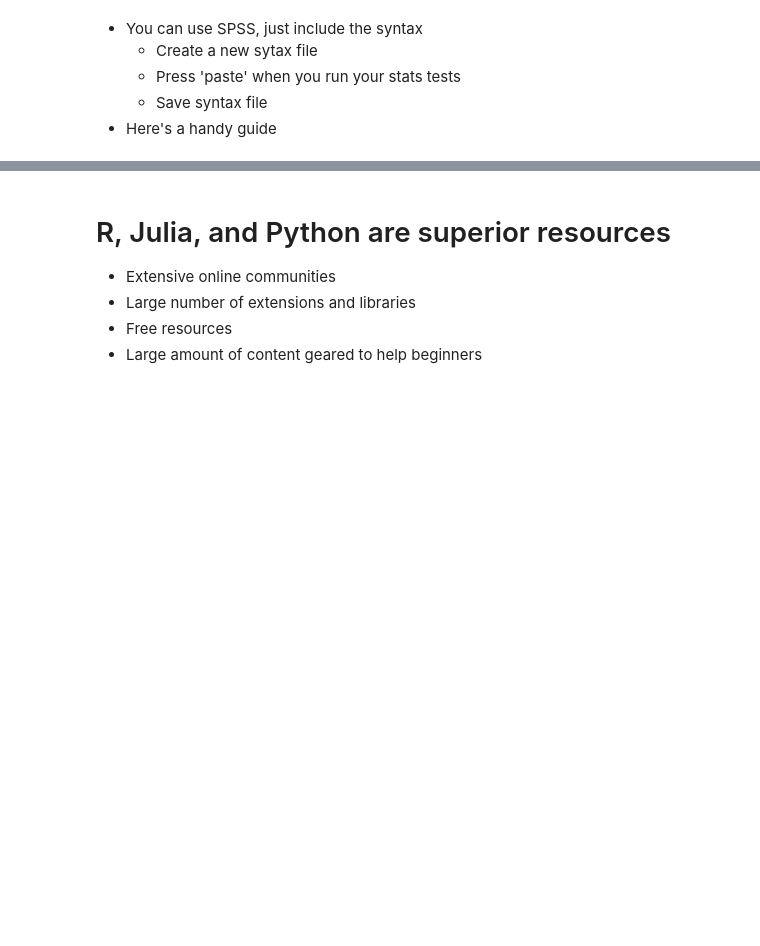
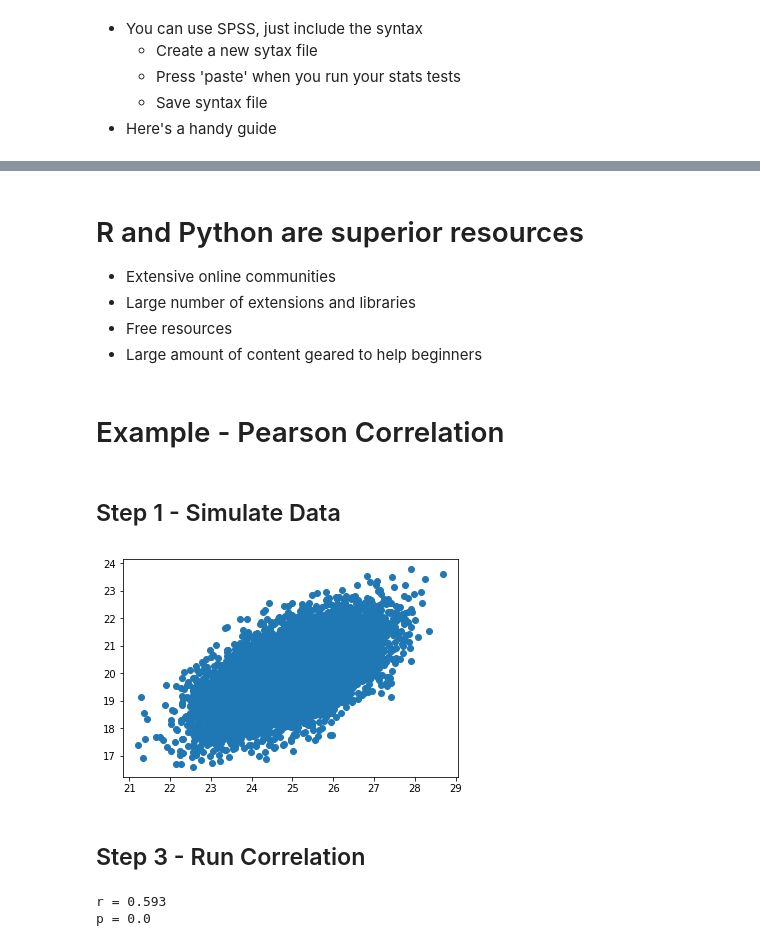
Before and after one commit to drfeinberg/PNB-Open-Science-Summer-Workshop, a Jupyter notebook: 07-Reproducible-Statistics.ipynb, the cells around one changed output, grey strips where cells are left out. Drawn from its saved outputs; the diff is of its cells as text; code cells hidden in the pictures; blank space fills up the shorter version.

```diff
--- a/07-Reproducible-Statistics.ipynb
+++ b/07-Reproducible-Statistics.ipynb
@@ -27,8 +27,29 @@ IFrame(src='https://libguides.library.kent.edu/SPSS/Syntax', width=1000, height=
 # %% [output]
 [interactive output not drawn]
 # %% [markdown]
-# R, Julia, and Python are superior resources
+# R and Python are superior resources
 - Extensive online communities
 - Large number of extensions and libraries
 - Free resources
 - Large amount of content geared to help beginners
+# %% [markdown]
+# Example - Pearson Correlation
+# %% [markdown]
+## Step 1 - Simulate Data
+# %%
+import numpy as np
+
+
+## Let's pretend that on average we pick 25 apples
+## Let's pretend that on average it's 20 degrees outside
+mean = [25, 20]
+cov = [[1, 0.6], [0.6, 1]] # specify the correlation strenth in matrix
+
+## Let's pick a sample size of 100
+num_samples = 10000
+
+## Simulate the data
+apples, temperature = np.random.multivariate_normal(mean, cov, size=num_samples).T
+
+x = apples
+y = temperature
@@ -34,0 +58,18 @@ IFrame(src='https://libguides.library.kent.edu/SPSS/Syntax', width=1000, height=
+# %%
+import matplotlib.pyplot as plt
+## Plot the data to see if it looks right
+plt.plot(x, y, 'o')
+#plt.axis('equal')
+plt.show()
+# %% [output]
+[figure, added]
+# %% [markdown]
+## Step 3 - Run Correlation
+# %%
+from scipy.stats import pearsonr
+
+r, p = pearsonr(apples, temperature)
+print("r =", round(r,3), "\np =", round(p, 3))
+# %% [output]
+r = 0.593
+p = 0.0
```
Also changed, not shown: parts of 9 cells of this notebook, 3 other files.
